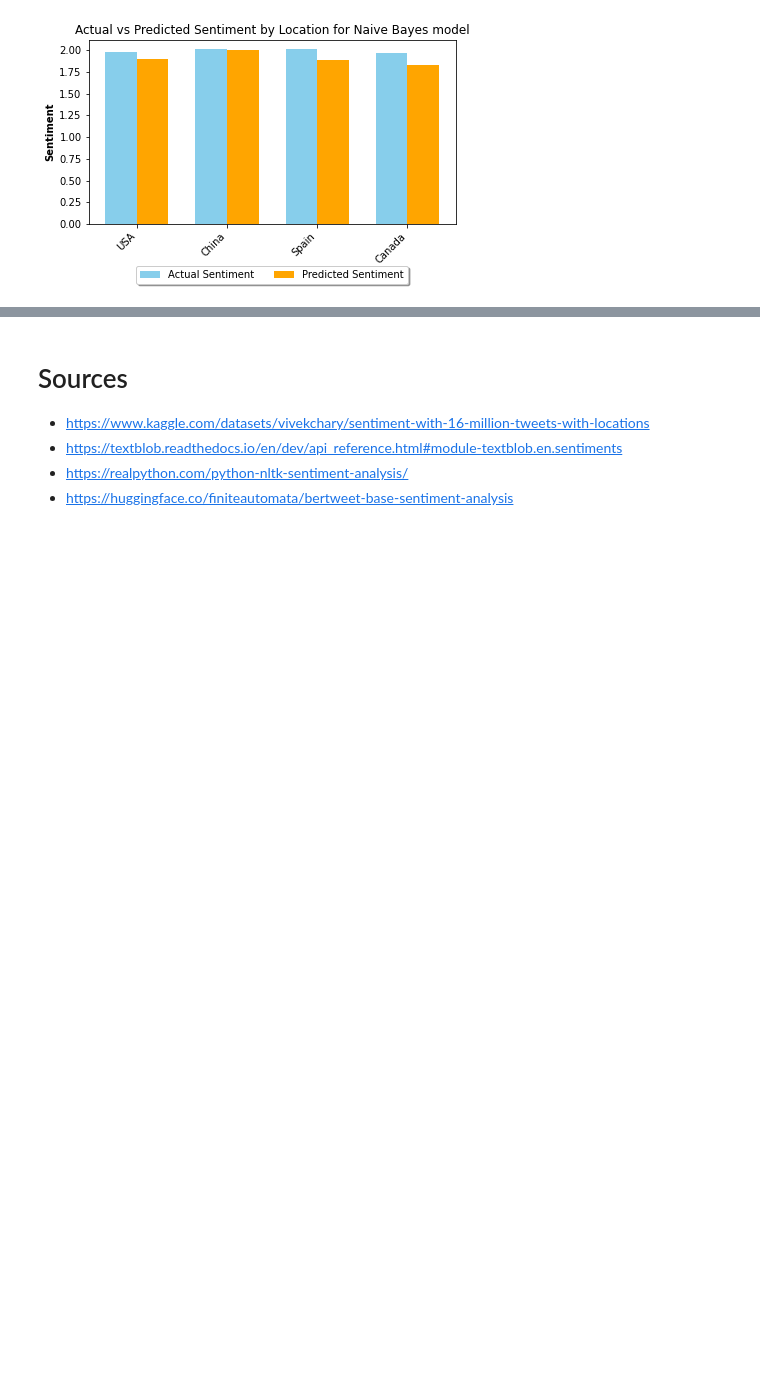
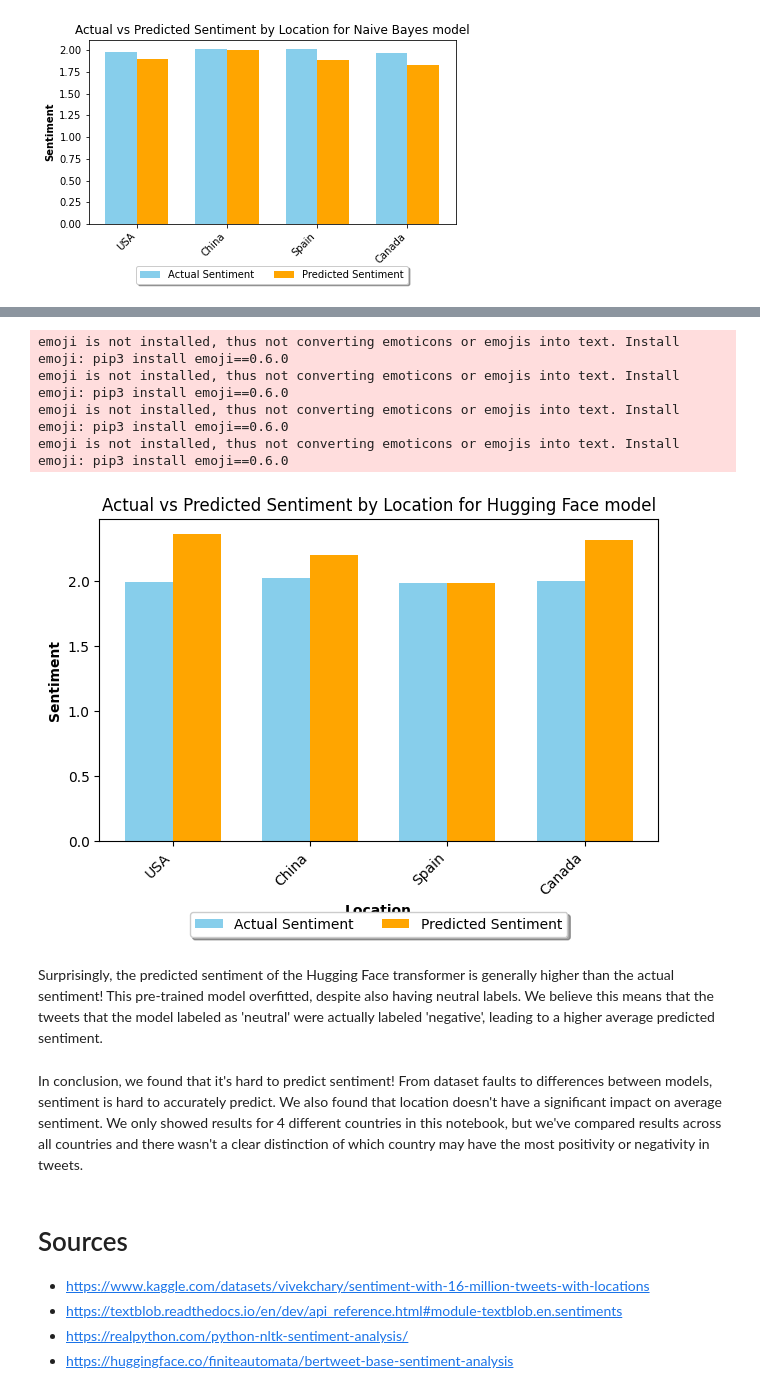
Before and after one commit to juhlisang/NLP_Project2, a Jupyter notebook: blog.ipynb, the cells around one changed output, grey strips where cells are left out. Saved outputs shown, nothing was run; the diff lists cells and outputs as text; code cells hidden in the pictures; blank space fills up the shorter version.

Commit message:
add results for sia and hf

```diff
--- a/blog.ipynb
+++ b/blog.ipynb
@@ -186,13 +213,23 @@ plot_grouped_bar(locations, actual_sentiments, predicted_sentiments_sia, "SIA")
 # %%
 # Hugging Face Transformer
-predicted_sentiments_sia = {
+predicted_sentiments_hf = {
     'USA': averageSentimentByLocation_hf("USA", split_df),
     'China': averageSentimentByLocation_hf("China", split_df),
     'Spain': averageSentimentByLocation_hf("Spain", split_df),
     'Canada': averageSentimentByLocation_hf("Canada", split_df)
 }
 
-plot_grouped_bar(locations, actual_sentiments, predicted_sentiments_sia, "Hugging Face")
+plot_grouped_bar(locations, actual_sentiments, predicted_sentiments_hf, "Hugging Face")
+# %% [output]
+emoji is not installed, thus not converting emoticons or emojis into text. Install emoji: pip3 install emoji==0.6.0
+emoji is not installed, thus not converting emoticons or emojis into text. Install emoji: pip3 install emoji==0.6.0
+emoji is not installed, thus not converting emoticons or emojis into text. Install emoji: pip3 install emoji==0.6.0
+emoji is not installed, thus not converting emoticons or emojis into text. Install emoji: pip3 install emoji==0.6.0
+[figure, added]
+# %% [markdown]
+Surprisingly, the predicted sentiment of the Hugging Face transformer is generally higher than the actual sentiment! This pre-trained model overfitted, despite also having neutral labels. We believe this means that the tweets that the model labeled as 'neutral' were actually labeled 'negative', leading to a higher average predicted sentiment.
+# %% [markdown]
+In conclusion, we found that it's hard to predict sentiment! From dataset faults to differences between models, sentiment is hard to accurately predict. We also found that location doesn't have a significant impact on average sentiment. We only showed results for 4 different countries in this notebook, but we've compared results across all countries and there wasn't a clear distinction of which country may have the most positivity or negativity in tweets.
 # %% [markdown]
 # Sources
 
```
Also changed, not shown: parts of 16 cells of this notebook, 1 other file.
